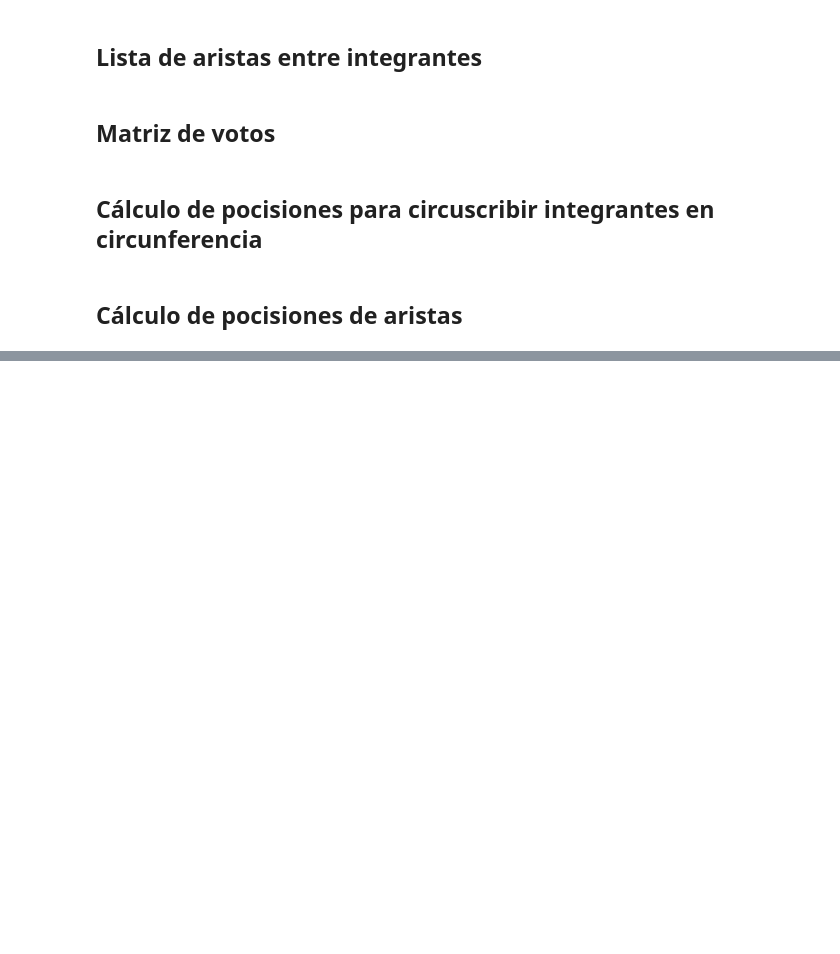
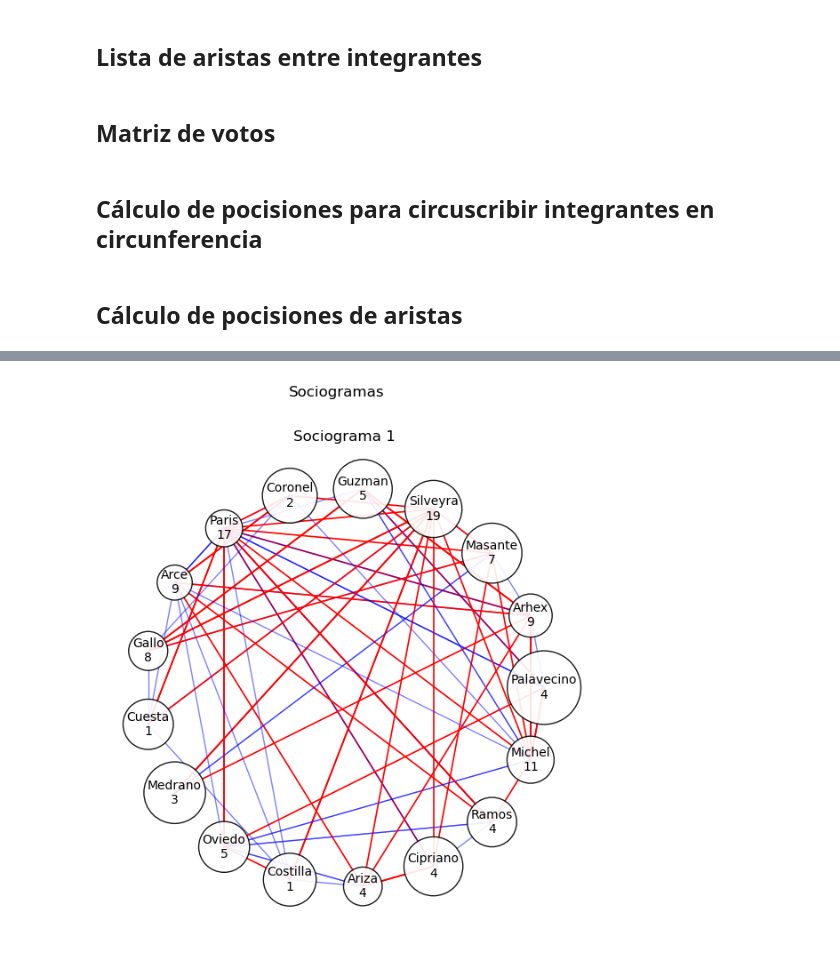
Before and after one commit to fedevirgolini/sociograma, a Jupyter notebook: sociograma.ipynb, the cells around one changed output, grey strips where cells are left out. Cells and saved outputs as stored; diff of their text form; code cells hidden in the pictures; blank space fills up the shorter version.

```diff
--- a/sociograma.ipynb
+++ b/sociograma.ipynb
@@ -138,12 +138,12 @@ aristas_quintoP_III = np.array([(0,16,6),
 def calculateMatrix(members, edges):
   valueFirst = 2
   valueSecond = 1
-  matrix = np.zeros((3, members, members))
-  for i in range(len(edges)):
-    for vote in edges[i]:
-      matrix[i][vote[0]][vote[1]] = valueFirst
-      matrix[i][vote[0]][vote[2]] = valueSecond
-  for i in range(len(edges[0])):
+  matrix = np.zeros((len(edges), members, members))
+  for sociogramN in range(len(edges)):
+    for vote in edges[sociogramN]:
+      matrix[sociogramN][vote[0]][vote[1]] = valueFirst
+      matrix[sociogramN][vote[0]][vote[2]] = valueSecond
+  for i in range(members):
     for j in range(len(edges)):
         matrix[j][i][i] = 0
   return matrix
@@ -237,0 +230,5 @@ sociograma(quintoP_nombres, [aristas_quintoP_I, aristas_quintoP_II, aristas_quin
+# %%
+hola = np.append(aristas_quintoP_I, aristas_quintoP_II, axis=0)
+sociograma(quintoP_nombres, [np.append(hola, aristas_quintoP_III, axis=0)])
+# %% [output]
+[figure, added]
```
Also changed, not shown: parts of 4 cells of this notebook.
